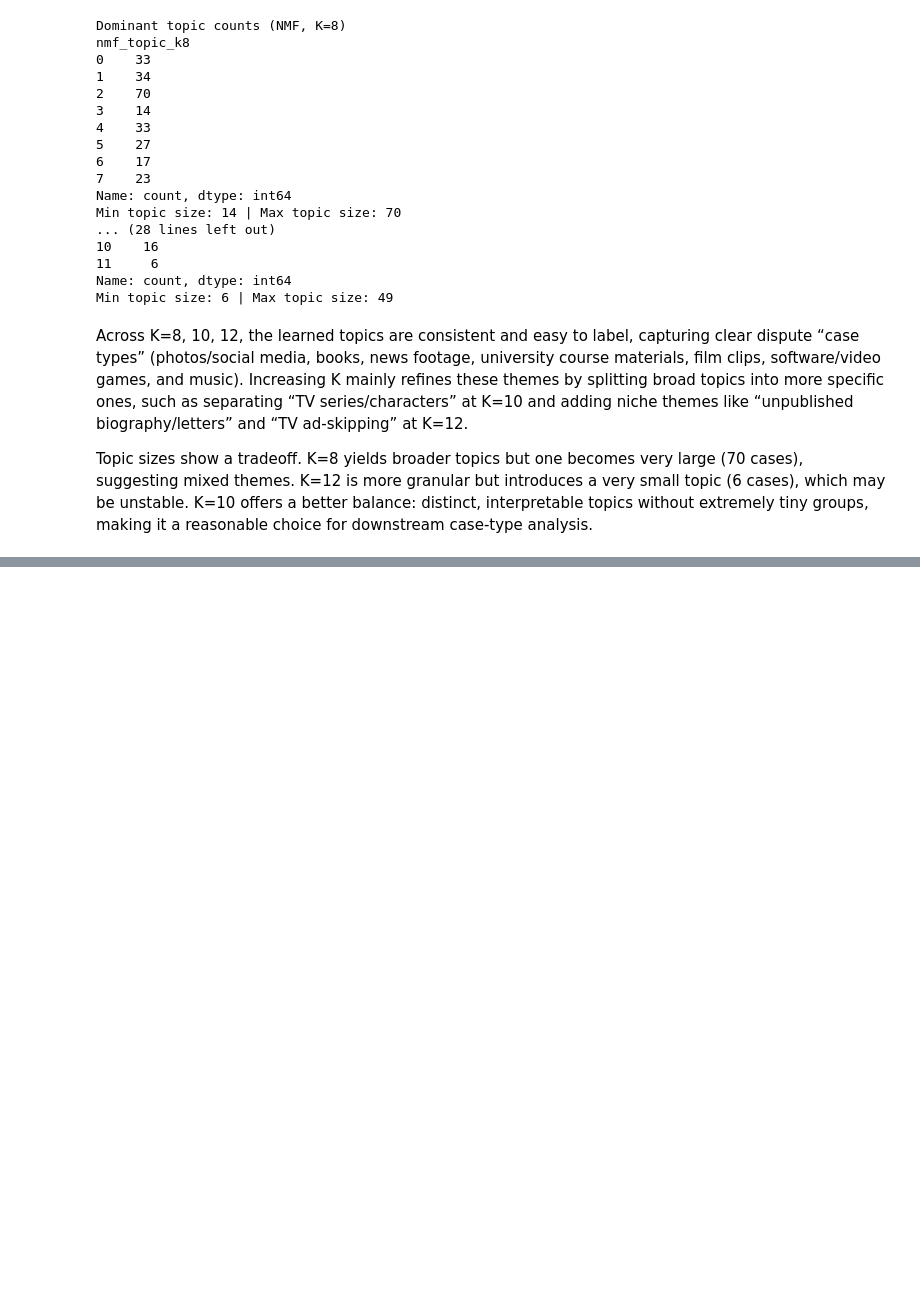
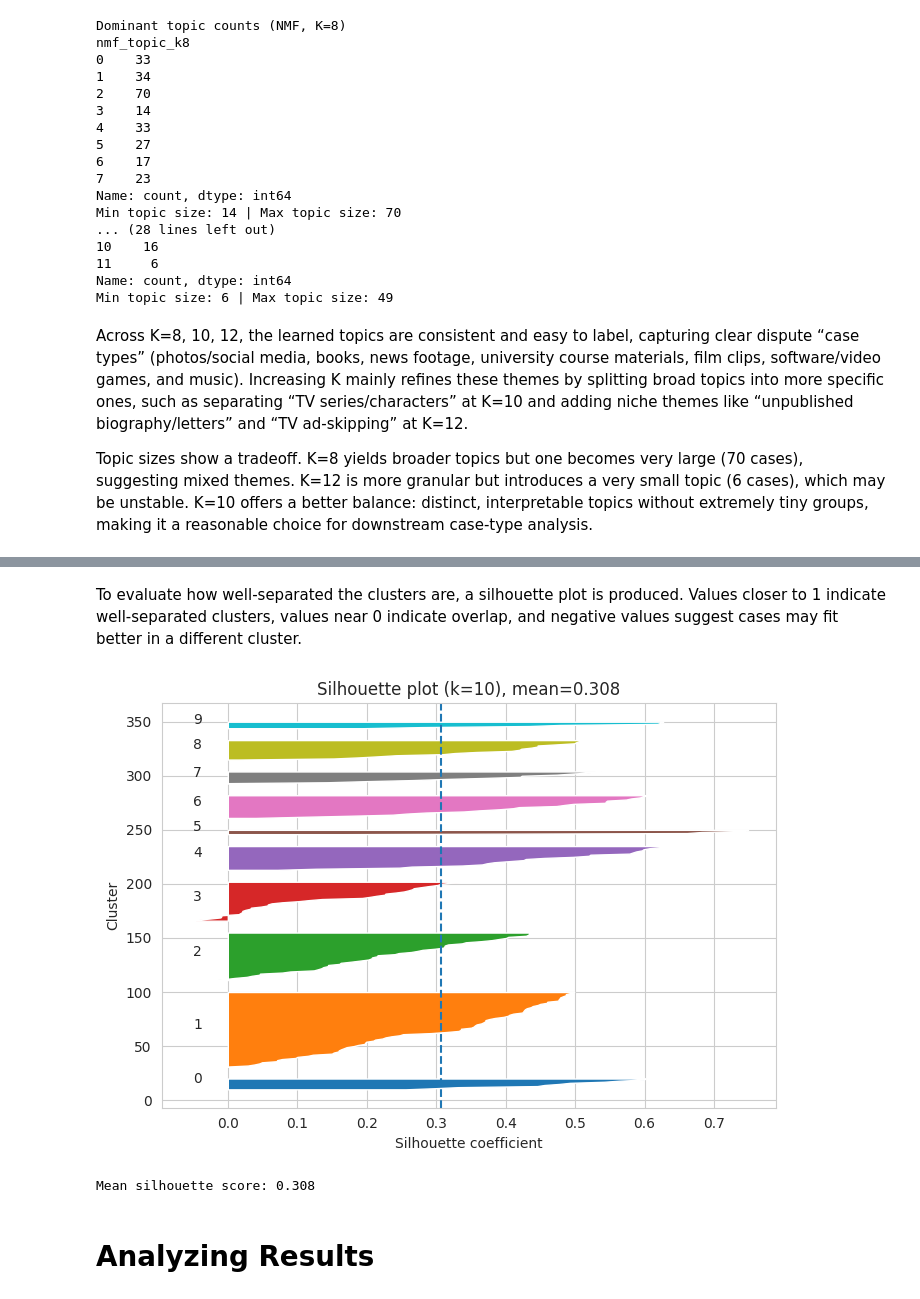
Before and after one commit to mqanaq/BA820-B1-Team13, a Jupyter notebook: MG/M2_Mohamad_Gong_Fair_Use_Data_Early_Analysis_and_Insights.ipynb, the cells around one changed output, grey strips where cells are left out. Cells and saved outputs as stored; diff of their text form; code cells hidden in the pictures; blank space fills up the shorter version.

```diff
--- a/MG/M2_Mohamad_Gong_Fair_Use_Data_Early_Analysis_and_Insights.ipynb
+++ b/MG/M2_Mohamad_Gong_Fair_Use_Data_Early_Analysis_and_Insights.ipynb
@@ -583,0 +658,8 @@ Topic sizes show a tradeoff. K=8 yields broader topics but one becomes very larg
+# %%
+k_final = 10
+
+kmeans = KMeans(n_clusters=k_final, random_state=42, n_init=50)
+fair_use_findings["case_type_cluster"] = kmeans.fit_predict(X_cluster)
+
+print("Cluster sizes:")
+print(fair_use_findings["case_type_cluster"].value_counts().sort_index())
@@ -583,0 +680,35 @@ Topic sizes show a tradeoff. K=8 yields broader topics but one becomes very larg
+# %% [markdown]
+To evaluate how well-separated the clusters are, a silhouette plot is produced. Values closer to 1 indicate well-separated clusters, values near 0 indicate overlap, and negative values suggest cases may fit better in a different cluster.
+# %%
+from sklearn.metrics import silhouette_samples, silhouette_score
+
+labels = fair_use_findings["case_type_cluster"].to_numpy()
+avg_sil = silhouette_score(X_cluster, labels)
+sample_sil_vals = silhouette_samples(X_cluster, labels)
+
+plt.figure(figsize=(7, 5))
+y_lower = 10
+
+for i in range(k_final):
+    ith_vals = sample_sil_vals[labels == i]
+    ith_vals.sort()
+    size_i = ith_vals.shape[0]
+    y_upper = y_lower + size_i
+
+    plt.fill_betweenx(range(y_lower, y_upper), 0, ith_vals)
+    plt.text(-0.05, y_lower + 0.5 * size_i, str(i))
+    y_lower = y_upper + 10
+
+plt.axvline(x=avg_sil, linestyle="--")
+plt.title(f"Silhouette plot (k={k_final}), mean={avg_sil:.3f}")
+plt.xlabel("Silhouette coefficient")
+plt.ylabel("Cluster")
+plt.tight_layout()
+plt.show()
+
+print("Mean silhouette score:", round(avg_sil, 3))
+# %% [output]
+[figure, added]
+Mean silhouette score: 0.308
+# %% [markdown]
+# Analyzing Results
```
Also changed, not shown: parts of 14 cells of this notebook.
